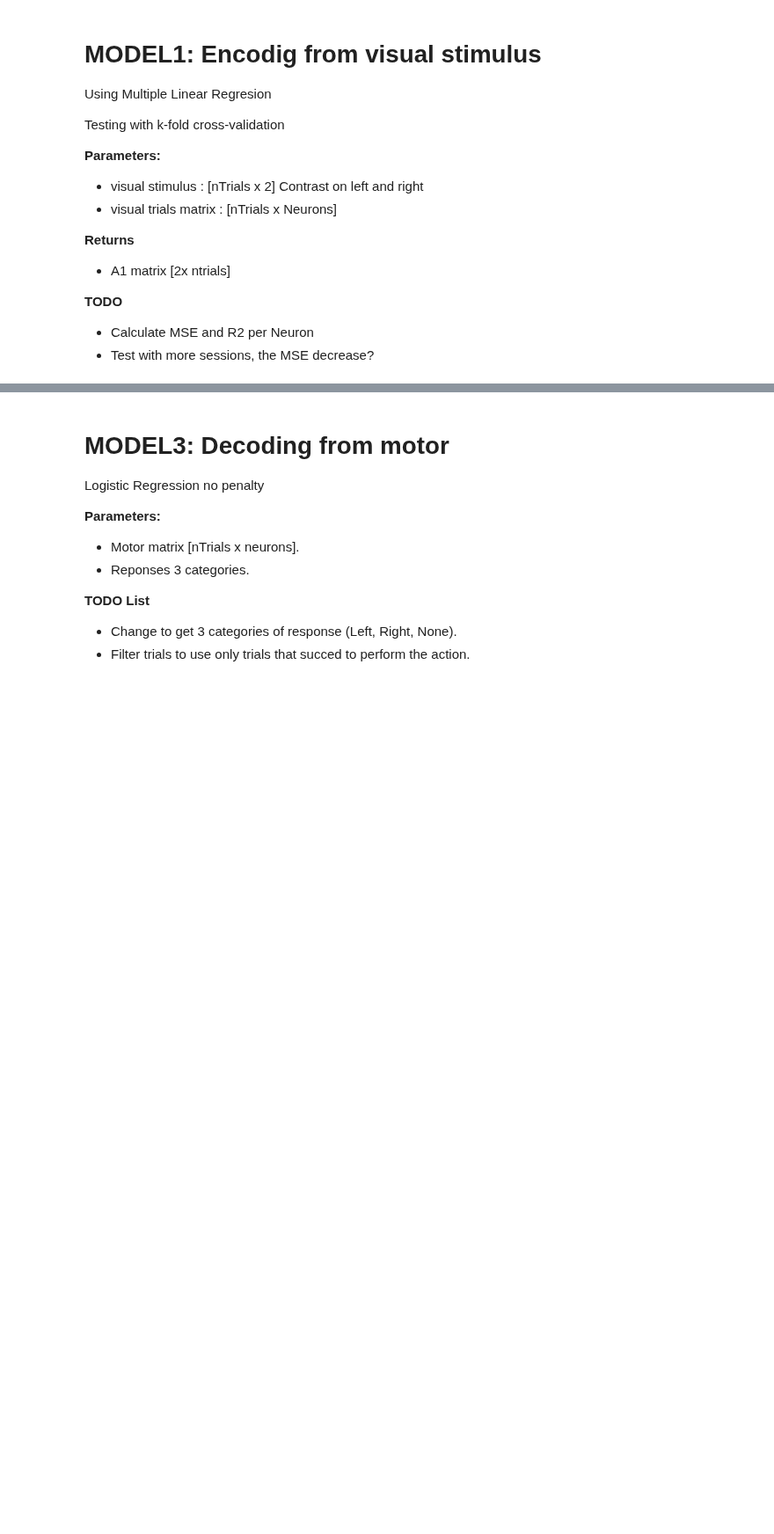
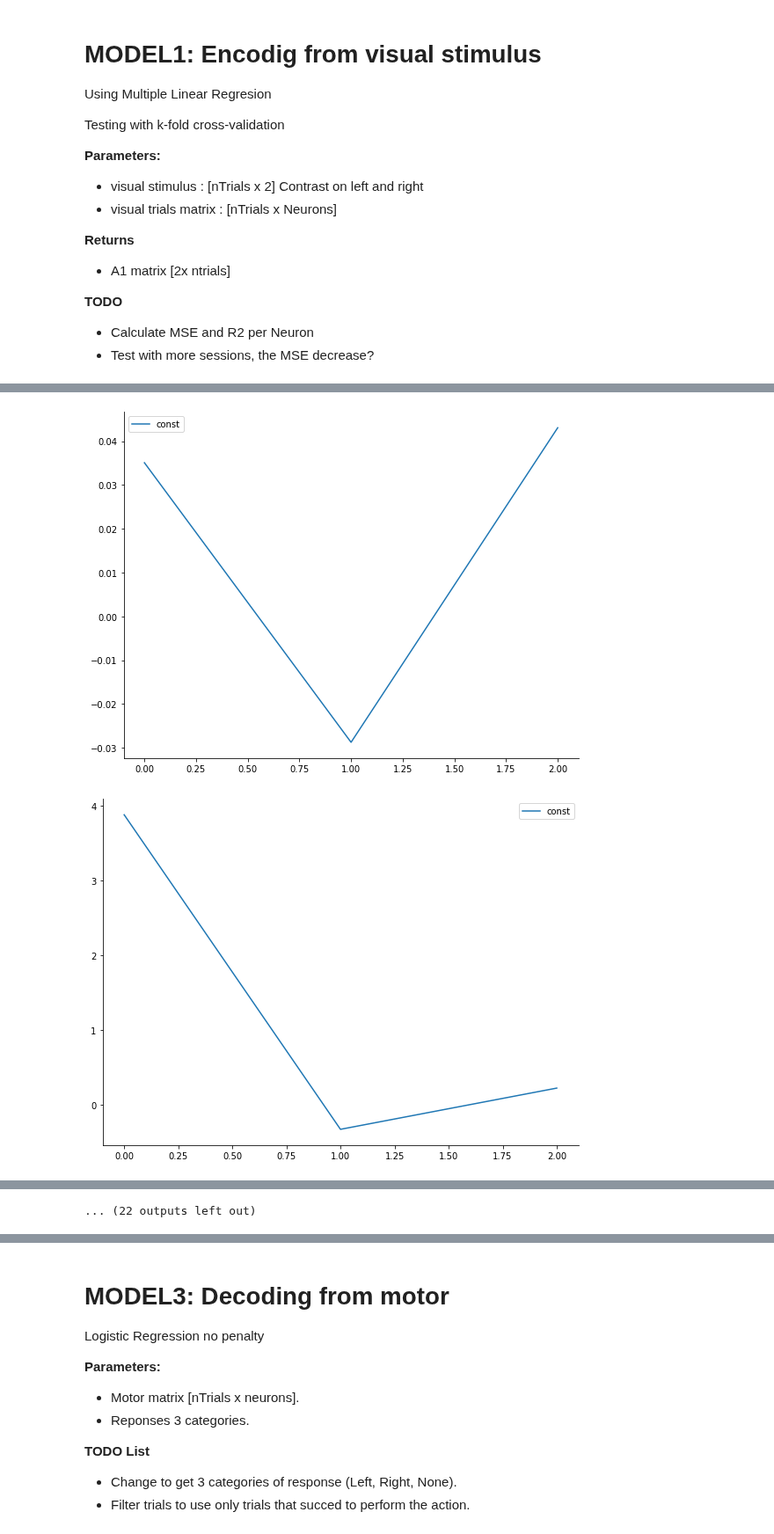
Before and after one commit to mgonzal1/nma_wombat_connectivy_project, a Jupyter notebook: connectivity.ipynb, the cells around one changed output, grey strips where cells are left out. Shown at 88% size. Cells and saved outputs as stored; diff of their text form; code cells hidden in the pictures; blank space fills up the shorter version.

```diff
--- a/connectivity.ipynb
+++ b/connectivity.ipynb
@@ -238,7 +222,8 @@ Testing with k-fold cross-validation
 *   Test with more sessions, the MSE decrease?
 # %%
 visual_dat = get_visual_ctx(data_set)
-stim = data_set["stims"]
+stim = get_stimulus(data_set)
+print(visual_dat.shape, stim.shape)
 
 model = LinearRegression(fit_intercept=False).fit(stim, visual_dat)
 
@@ -262,22 +248,35 @@ plt.scatter(visual_dat.flatten(), visual_dat_hat.flatten())
 # %%
 n_visual_dat = np.zeros(visual_dat.shape[1])
 n_visual_dat_hat = np.zeros(visual_dat.shape[1])
 n_mse = np.zeros(visual_dat.shape[1])
 n_r2_metrics = np.zeros(visual_dat.shape[1])
 n_mse_norm = np.zeros(visual_dat.shape[1])
 
 for j in range(visual_dat.shape[1]):
 
+#  index_n[n_] = [visual_dat][n_] in visual_dat
+
   n_visual_dat =visual_dat[:,j]
+
 
   model = LinearRegression(fit_intercept=False).fit(stim, n_visual_dat)
 
+
   A1_n = model.coef_.T
+
 
   n_visual_dat_hat = stim @ A1_n
   n_visual_dat_norm= np.mean(n_visual_dat)
 
   n_mse [j]= np.mean( (n_visual_dat-n_visual_dat_hat)**2 )
   n_mse_norm [j]= n_mse [j]/ n_visual_dat_norm
 
   n_r2_metrics [j] =  sklearn.metrics.r2_score(n_visual_dat,n_visual_dat_hat)
+
+
+  fig,ax = plt.subplots(figsize=(8,6))
+  plt.plot(model.coef_)
+  plt.legend(['const','stim_L', 'stim_R'])
+# %% [output]
+[figure, added]
+[figure, added]
@@ -284,3 +293,4 @@ for j in range(visual_dat.shape[1]):
+... (22 outputs left out)
 # %%
 plt.scatter(n_mse_norm.flatten(), n_r2_metrics.flatten())
 plt.scatter(n_mse.flatten(), n_r2_metrics.flatten())
```
Also changed, not shown: parts of 10 cells of this notebook.
